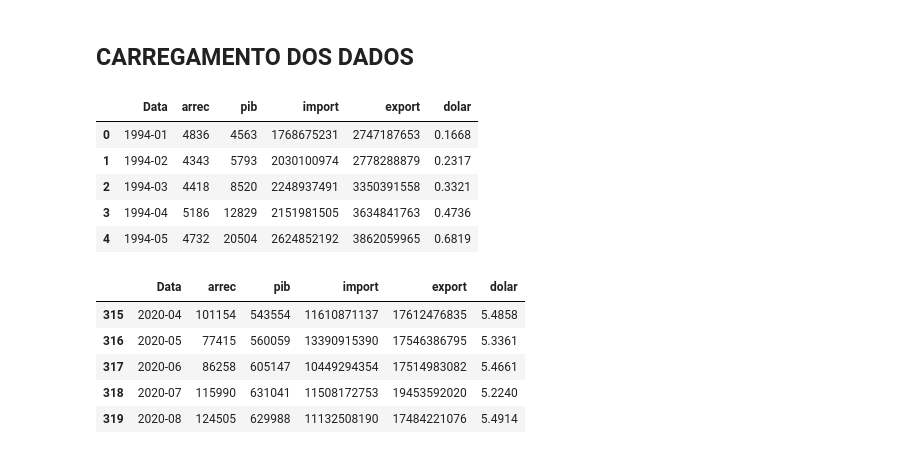
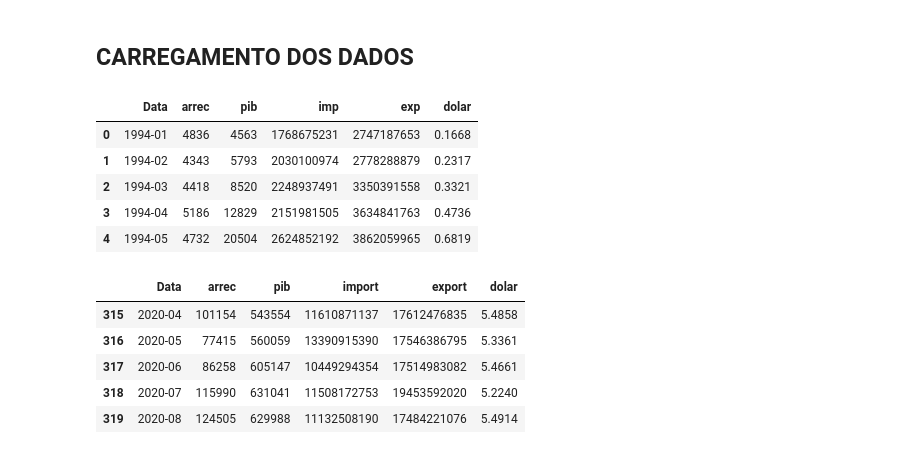
Before and after one commit to mmbs1989/TCC-PUCMINAS, a Jupyter notebook: Notebook_TCC_PUC.ipynb, the cells around one changed output. Cells and saved outputs as stored; diff of their text form; code cells hidden in the pictures.

```diff
--- a/Notebook_TCC_PUC.ipynb
+++ b/Notebook_TCC_PUC.ipynb
@@ -89,14 +89,14 @@ dfdol = pd.read_csv("https://raw.githubusercontent.com/mmbs1989/DSWP-Aluno/main/
 # %%
 # Juntar as tabelas carregadas e definir o nome da coluna
 dftcc['arrec'] = dfarrec['a']
 dftcc['pib'] = dfpib['pib']
-dftcc['import'] = dfimp['i']
-dftcc['export'] = dfexp['e']
+dftcc['imp'] = dfimp['i']
+dftcc['exp'] = dfexp['e']
 dftcc['dolar'] = dfdol['dol']
 
 dftcc.head()
 # %% [output]
-|  | Data | arrec | pib | import | export | dolar |
+|  | Data | arrec | pib | imp | exp | dolar |
 | 0 | 1994-01 | 4836 | 4563 | 1768675231 | 2747187653 | 0.1668 |
 | 1 | 1994-02 | 4343 | 5793 | 2030100974 | 2778288879 | 0.2317 |
 | 2 | 1994-03 | 4418 | 8520 | 2248937491 | 3350391558 | 0.3321 |
```
Also changed, not shown: parts of 23 cells of this notebook.
